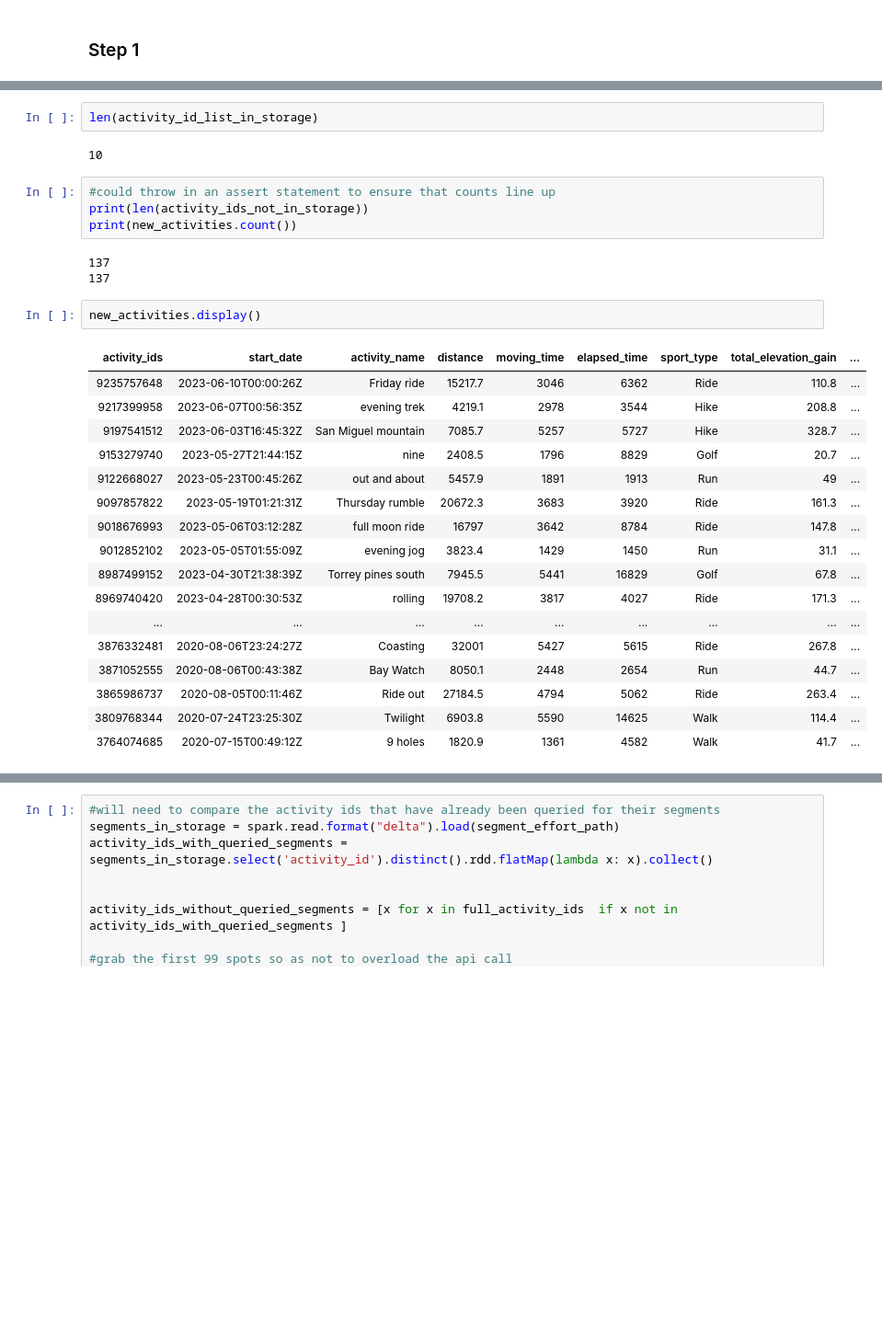
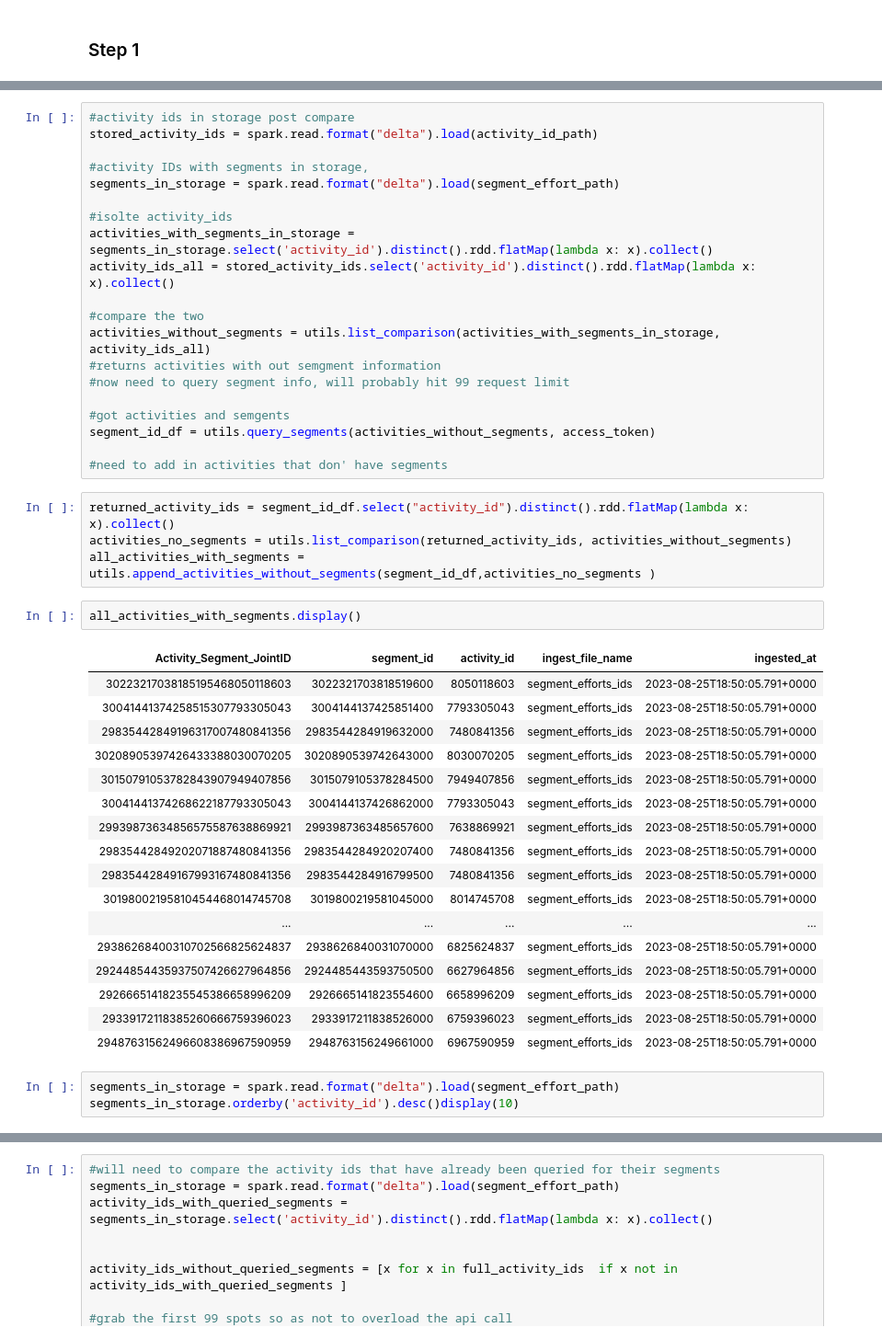
Before and after one commit to nradich/Strava_Lakehouse, a Jupyter notebook: query_orchestration.ipynb, the cells around one changed output, grey strips where cells are left out. Shown at 92% size. Saved outputs shown, nothing was run; the diff lists cells and outputs as text; blank space fills up the shorter version.

Commit message:
Query segment section is working properly

```diff
--- a/query_orchestration.ipynb
+++ b/query_orchestration.ipynb
@@ -61,31 +66,47 @@ new_activities = activity_df.filter(activity_df.activity_ids.isin(activity_ids_n
-# %%
-len(activity_id_list_in_storage)
-# %% [output]
-10
-# %%
-#could throw in an assert statement to ensure that counts line up
-print(len(activity_ids_not_in_storage))
-print(new_activities.count())
-# %% [output]
-137
-137
+# %%
+#activity ids in storage post compare
+stored_activity_ids = spark.read.format("delta").load(activity_id_path)
+
+#activity IDs with segments in storage,
+segments_in_storage = spark.read.format("delta").load(segment_effort_path)
+
+#isolte activity_ids
+activities_with_segments_in_storage = segments_in_storage.select('activity_id').distinct().rdd.flatMap(lambda x: x).collect()
+activity_ids_all = stored_activity_ids.select('activity_id').distinct().rdd.flatMap(lambda x: x).collect()
+
+#compare the two
+activities_without_segments = utils.list_comparison(activities_with_segments_in_storage, activity_ids_all)
+#returns activities with out semgment information
+#now need to query segment info, will probably hit 99 request limit
+
+#got activities and semgents
+segment_id_df = utils.query_segments(activities_without_segments, access_token)
+
+#need to add in activities that don' have segments
+# %%
+returned_activity_ids = segment_id_df.select("activity_id").distinct().rdd.flatMap(lambda x: x).collect()
+activities_no_segments = utils.list_comparison(returned_activity_ids, activities_without_segments)
+all_activities_with_segments = utils.append_activities_without_segments(segment_id_df,activities_no_segments )
 # %%
-new_activities.display()
+all_activities_with_segments.display()
 # %% [output]
-| activity_ids | start_date | activity_name | distance | moving_time | elapsed_time | sport_type | total_elevation_gain | ... |
-| 9235757648 | 2023-06-10T00:00:26Z | Friday ride | 15217.7 | 3046 | 6362 | Ride | 110.8 | ... |
-| 9217399958 | 2023-06-07T00:56:35Z | evening trek | 4219.1 | 2978 | 3544 | Hike | 208.8 | ... |
-| 9197541512 | 2023-06-03T16:45:32Z | San Miguel mountain | 7085.7 | 5257 | 5727 | Hike | 328.7 | ... |
-| 9153279740 | 2023-05-27T21:44:15Z | nine | 2408.5 | 1796 | 8829 | Golf | 20.7 | ... |
-| 9122668027 | 2023-05-23T00:45:26Z | out and about | 5457.9 | 1891 | 1913 | Run | 49 | ... |
-| 9097857822 | 2023-05-19T01:21:31Z | Thursday rumble | 20672.3 | 3683 | 3920 | Ride | 161.3 | ... |
-| 9018676993 | 2023-05-06T03:12:28Z | full moon ride | 16797 | 3642 | 8784 | Ride | 147.8 | ... |
-| 9012852102 | 2023-05-05T01:55:09Z | evening jog | 3823.4 | 1429 | 1450 | Run | 31.1 | ... |
-| 8987499152 | 2023-04-30T21:38:39Z | Torrey pines south | 7945.5 | 5441 | 16829 | Golf | 67.8 | ... |
-| 8969740420 | 2023-04-28T00:30:53Z | rolling | 19708.2 | 3817 | 4027 | Ride | 171.3 | ... |
-| ... | ... | ... | ... | ... | ... | ... | ... | ... |
-| 3876332481 | 2020-08-06T23:24:27Z | Coasting | 32001 | 5427 | 5615 | Ride | 267.8 | ... |
-| 3871052555 | 2020-08-06T00:43:38Z | Bay Watch | 8050.1 | 2448 | 2654 | Run | 44.7 | ... |
-| 3865986737 | 2020-08-05T00:11:46Z | Ride out | 27184.5 | 4794 | 5062 | Ride | 263.4 | ... |
-| 3809768344 | 2020-07-24T23:25:30Z | Twilight | 6903.8 | 5590 | 14625 | Walk | 114.4 | ... |
-| 3764074685 | 2020-07-15T00:49:12Z | 9 holes | 1820.9 | 1361 | 4582 | Walk | 41.7 | ... |
+| Activity_Segment_JointID | segment_id | activity_id | ingest_file_name | ingested_at |
+| 30223217038185195468050118603 | 3022321703818519600 | 8050118603 | segment_efforts_ids | 2023-08-25T18:50:05.791+0000 |
+| 30041441374258515307793305043 | 3004144137425851400 | 7793305043 | segment_efforts_ids | 2023-08-25T18:50:05.791+0000 |
+| 29835442849196317007480841356 | 2983544284919632000 | 7480841356 | segment_efforts_ids | 2023-08-25T18:50:05.791+0000 |
+| 30208905397426433388030070205 | 3020890539742643000 | 8030070205 | segment_efforts_ids | 2023-08-25T18:50:05.791+0000 |
+| 30150791053782843907949407856 | 3015079105378284500 | 7949407856 | segment_efforts_ids | 2023-08-25T18:50:05.791+0000 |
+| 30041441374268622187793305043 | 3004144137426862000 | 7793305043 | segment_efforts_ids | 2023-08-25T18:50:05.791+0000 |
+| 29939873634856575587638869921 | 2993987363485657600 | 7638869921 | segment_efforts_ids | 2023-08-25T18:50:05.791+0000 |
+| 29835442849202071887480841356 | 2983544284920207400 | 7480841356 | segment_efforts_ids | 2023-08-25T18:50:05.791+0000 |
+| 29835442849167993167480841356 | 2983544284916799500 | 7480841356 | segment_efforts_ids | 2023-08-25T18:50:05.791+0000 |
+| 30198002195810454468014745708 | 3019800219581045000 | 8014745708 | segment_efforts_ids | 2023-08-25T18:50:05.791+0000 |
+| ... | ... | ... | ... | ... |
+| 29386268400310702566825624837 | 2938626840031070000 | 6825624837 | segment_efforts_ids | 2023-08-25T18:50:05.791+0000 |
+| 29244854435937507426627964856 | 2924485443593750500 | 6627964856 | segment_efforts_ids | 2023-08-25T18:50:05.791+0000 |
+| 29266651418235545386658996209 | 2926665141823554600 | 6658996209 | segment_efforts_ids | 2023-08-25T18:50:05.791+0000 |
+| 29339172118385260666759396023 | 2933917211838526000 | 6759396023 | segment_efforts_ids | 2023-08-25T18:50:05.791+0000 |
+| 29487631562496608386967590959 | 2948763156249661000 | 6967590959 | segment_efforts_ids | 2023-08-25T18:50:05.791+0000 |
+# %%
+segments_in_storage = spark.read.format("delta").load(segment_effort_path)
+segments_in_storage.orderby('activity_id').desc()display(10)
```
Also changed, not shown: parts of 2 cells of this notebook.
